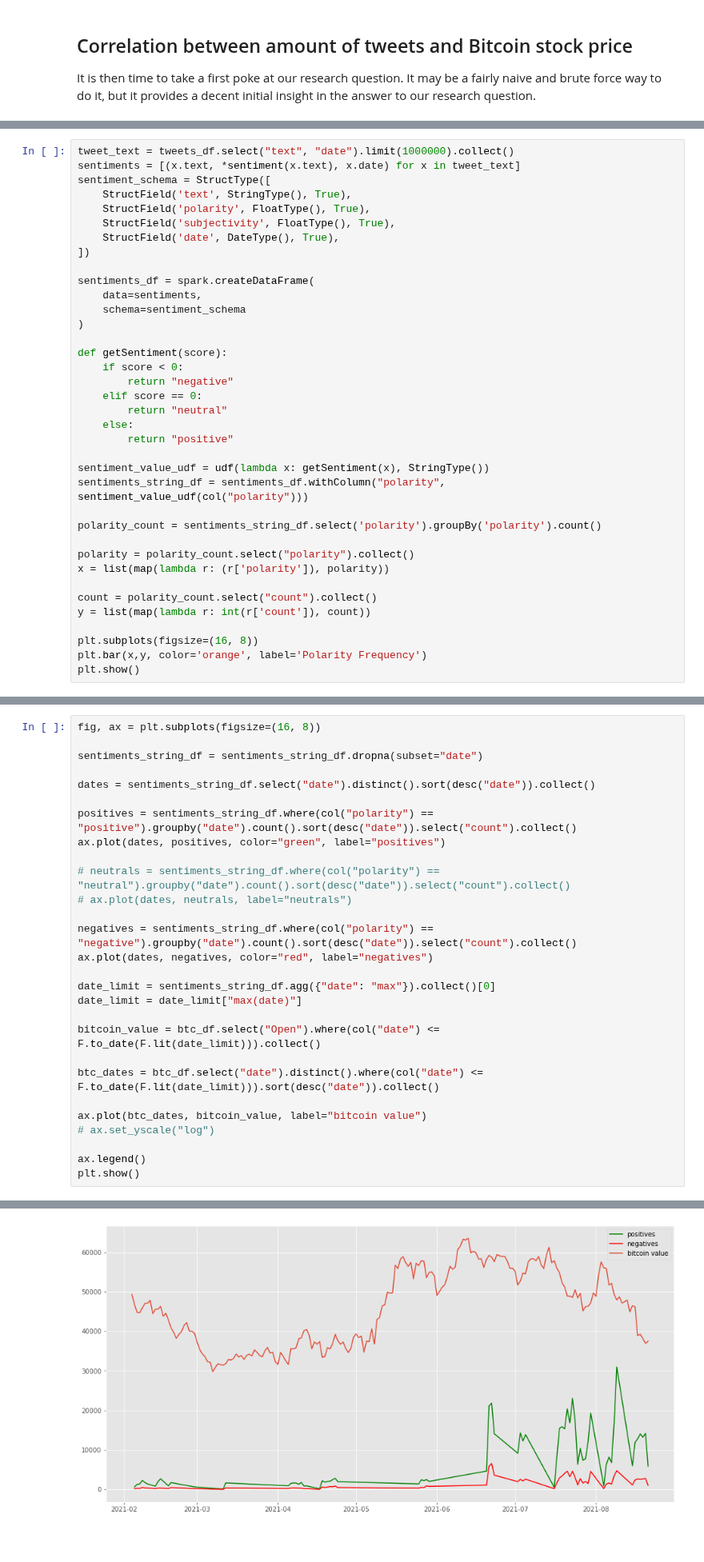
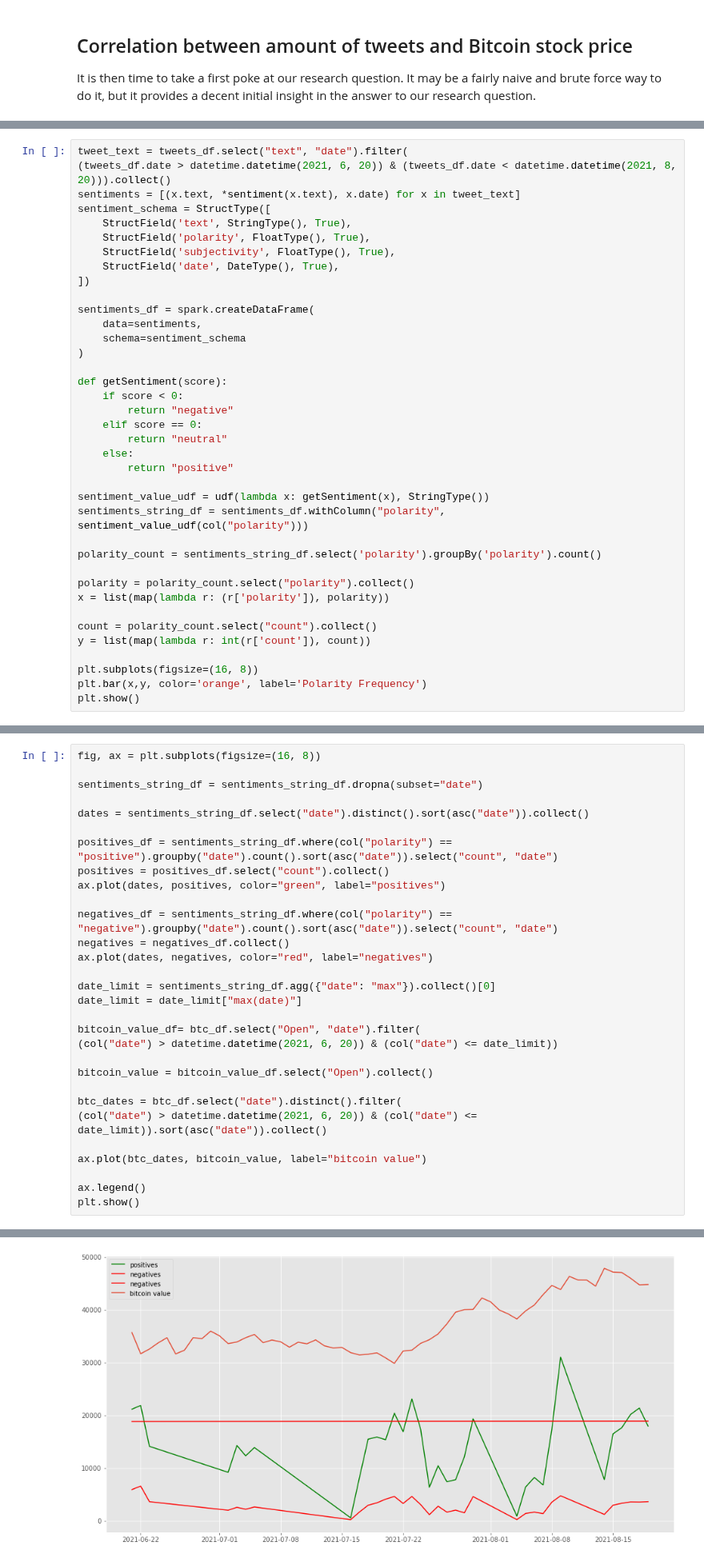
Before and after one commit to snenenenenenene/btc-twitter-data-mining, a Jupyter notebook: main.ipynb, the cells around one changed output, grey strips where cells are left out. Shown at 80% size. Saved outputs shown, nothing was run; the diff lists cells and outputs as text; blank space fills up the shorter version.

```diff
--- a/main.ipynb
+++ b/main.ipynb
@@ -466,7 +441,8 @@ plt.show()
 
 Of course, not every tweet is the same. It would be naive to conclude our research here. As every tweet carries a different sentiment. There are tweets which speak poorly of Bitcoin and others which praise Bitcoin as our ticket to the future. There are also the occasional bots which are tasked with spamming Twitter with the latest news and data. And these of course carry no sentiment at all.
 # %%
-tweet_text = tweets_df.select("text", "date").limit(1000000).collect()
+tweet_text = tweets_df.select("text", "date").filter(
+(tweets_df.date > datetime.datetime(2021, 6, 20)) & (tweets_df.date < datetime.datetime(2021, 8, 20))).collect()
 sentiments = [(x.text, *sentiment(x.text), x.date) for x in tweet_text]
 sentiment_schema = StructType([
     StructField('text', StringType(), True),
@@ -511,26 +487,28 @@ fig, ax = plt.subplots(figsize=(16, 8))
 
 sentiments_string_df = sentiments_string_df.dropna(subset="date")
 
-dates = sentiments_string_df.select("date").distinct().sort(desc("date")).collect()
+dates = sentiments_string_df.select("date").distinct().sort(asc("date")).collect()
 
-positives = sentiments_string_df.where(col("polarity") == "positive").groupby("date").count().sort(desc("date")).select("count").collect()
+positives_df = sentiments_string_df.where(col("polarity") == "positive").groupby("date").count().sort(asc("date")).select("count", "date")
+positives = positives_df.select("count").collect()
 ax.plot(dates, positives, color="green", label="positives")
 
-# neutrals = sentiments_string_df.where(col("polarity") == "neutral").groupby("date").count().sort(desc("date")).select("count").collect()
-# ax.plot(dates, neutrals, label="neutrals")
-
-negatives = sentiments_string_df.where(col("polarity") == "negative").groupby("date").count().sort(desc("date")).select("count").collect()
+negatives_df = sentiments_string_df.where(col("polarity") == "negative").groupby("date").count().sort(asc("date")).select("count", "date")
+negatives = negatives_df.collect()
 ax.plot(dates, negatives, color="red", label="negatives")
 
 date_limit = sentiments_string_df.agg({"date": "max"}).collect()[0]
 date_limit = date_limit["max(date)"]
 
-bitcoin_value = btc_df.select("Open").where(col("date") <= F.to_date(F.lit(date_limit))).collect()
+bitcoin_value_df= btc_df.select("Open", "date").filter(
+(col("date") > datetime.datetime(2021, 6, 20)) & (col("date") <= date_limit))
 
-btc_dates = btc_df.select("date").distinct().where(col("date") <= F.to_date(F.lit(date_limit))).sort(desc("date")).collect()
+bitcoin_value = bitcoin_value_df.select("Open").collect()
+
+btc_dates = btc_df.select("date").distinct().filter(
+(col("date") > datetime.datetime(2021, 6, 20)) & (col("date") <= date_limit)).sort(asc("date")).collect()
 
 ax.plot(btc_dates, bitcoin_value, label="bitcoin value")
-# ax.set_yscale("log")
 
 ax.legend()
 plt.show()
@@ -542 +520 @@ plt.show()
-[figure, old version]
+[figure, new version]
```
Also changed, not shown: parts of 14 cells of this notebook.
